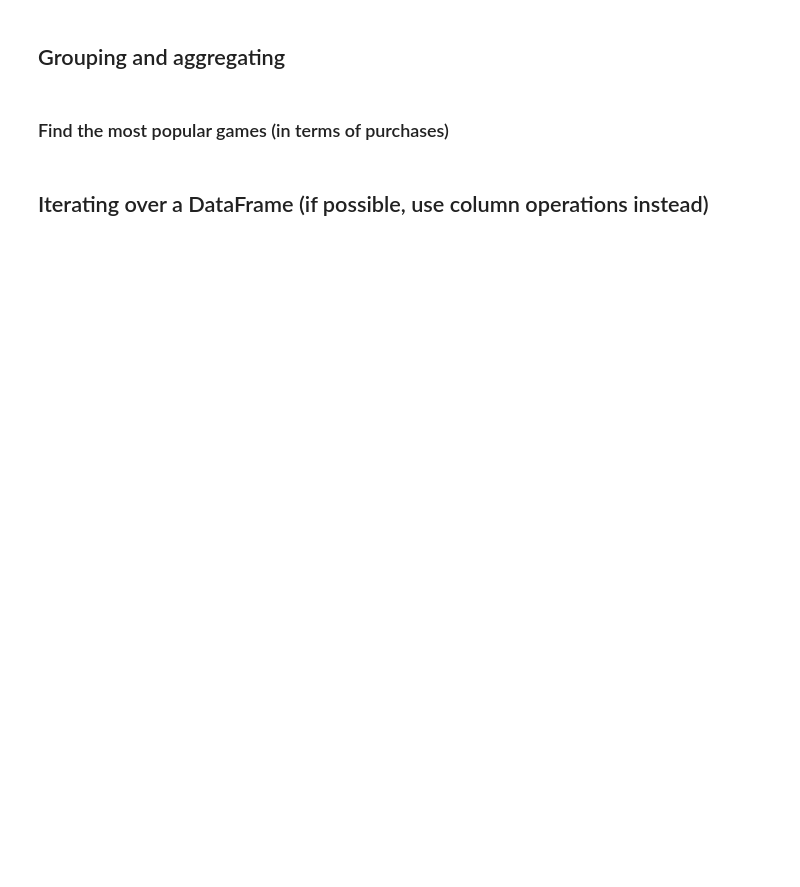
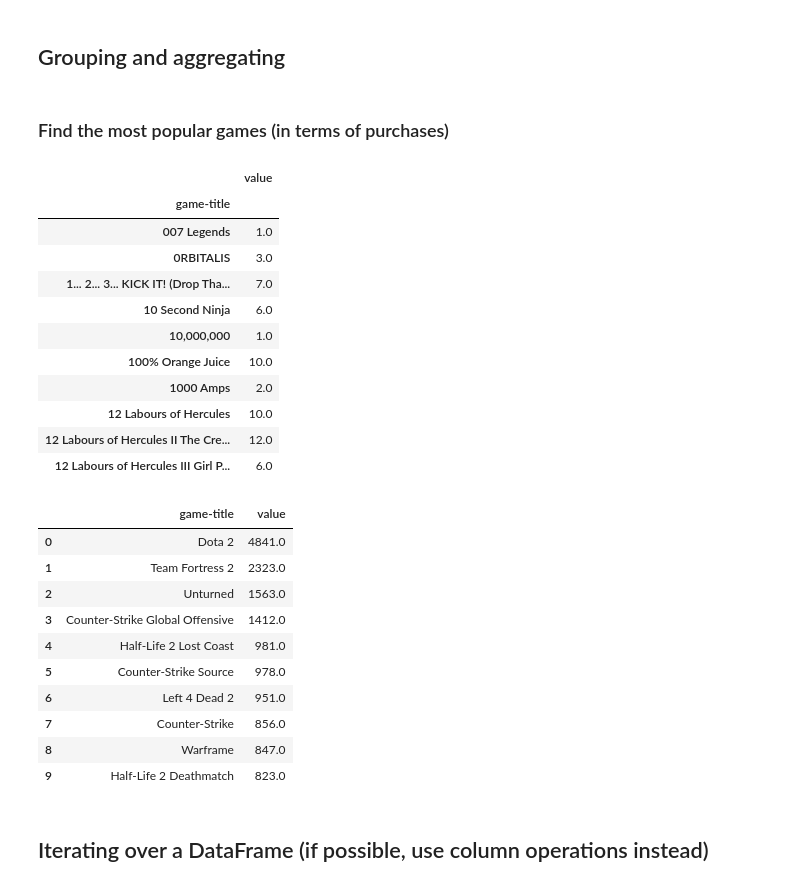
Before and after one commit to s426818/recommender-systems-class, a Jupyter notebook: class_2_numpy_pandas.ipynb, the cells around one changed output. Saved outputs shown, nothing was run; the diff lists cells and outputs as text; code cells hidden in the pictures; blank space fills up the shorter version.

```diff
--- a/class_2_numpy_pandas.ipynb
+++ b/class_2_numpy_pandas.ipynb
@@ -438,9 +917,35 @@ display(HTML(ml_movies_df_copy.head(10).to_html()))
 # %%
 steam_grouped = steam_df.loc[steam_df['behavior-name'] == 'purchase', ['game-title', 'value']]
 steam_grouped = steam_grouped.groupby('game-title').sum()
+display(HTML(steam_grouped.head(10).to_html()))
+
 steam_grouped = steam_grouped.sort_values(by='value', ascending=False).reset_index()
 
 display(HTML(steam_grouped.head(10).to_html()))
+# %% [output]
+|  | value |
+| game-title |  |
+| 007 Legends | 1.0 |
+| 0RBITALIS | 3.0 |
+| 1... 2... 3... KICK IT! (Drop Tha... | 7.0 |
+| 10 Second Ninja | 6.0 |
+| 10,000,000 | 1.0 |
+| 100% Orange Juice | 10.0 |
+| 1000 Amps | 2.0 |
+| 12 Labours of Hercules | 10.0 |
+| 12 Labours of Hercules II The Cre... | 12.0 |
+| 12 Labours of Hercules III Girl P... | 6.0 |
+|  | game-title | value |
+| 0 | Dota 2 | 4841.0 |
+| 1 | Team Fortress 2 | 2323.0 |
+| 2 | Unturned | 1563.0 |
+| 3 | Counter-Strike Global Offensive | 1412.0 |
+| 4 | Half-Life 2 Lost Coast | 981.0 |
+| 5 | Counter-Strike Source | 978.0 |
+| 6 | Left 4 Dead 2 | 951.0 |
+| 7 | Counter-Strike | 856.0 |
+| 8 | Warframe | 847.0 |
+| 9 | Half-Life 2 Deathmatch | 823.0 |
 # %% [markdown]
 ## Iterating over a DataFrame (if possible, use column operations instead)
 # %%
```
Also changed, not shown: parts of 34 cells of this notebook, 2 other files.
